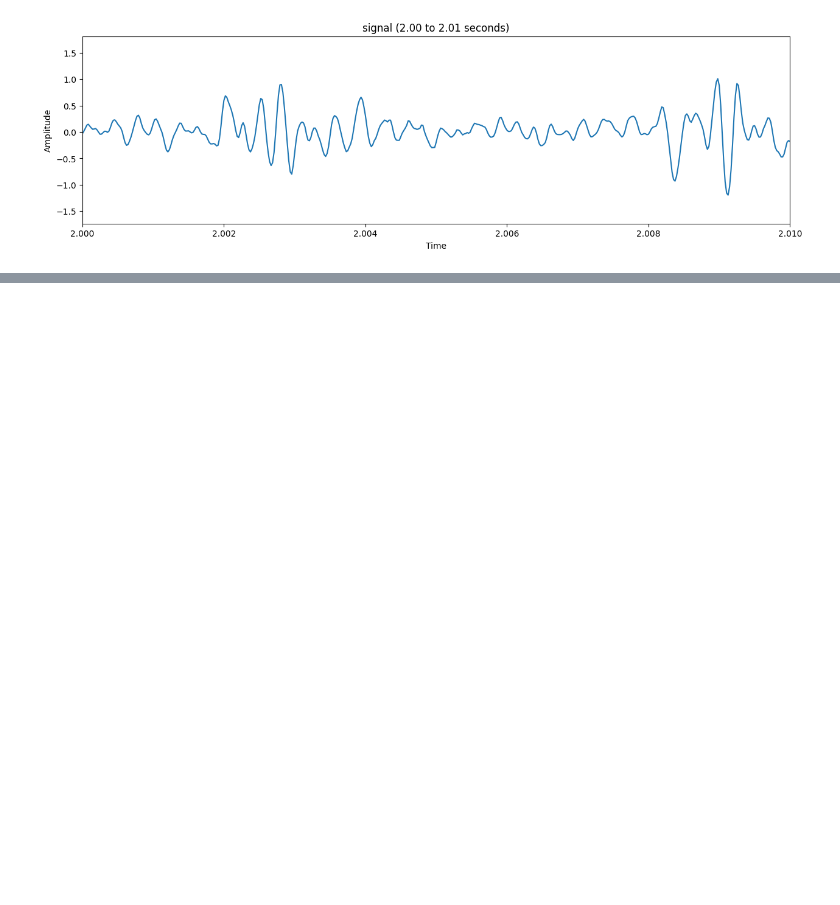
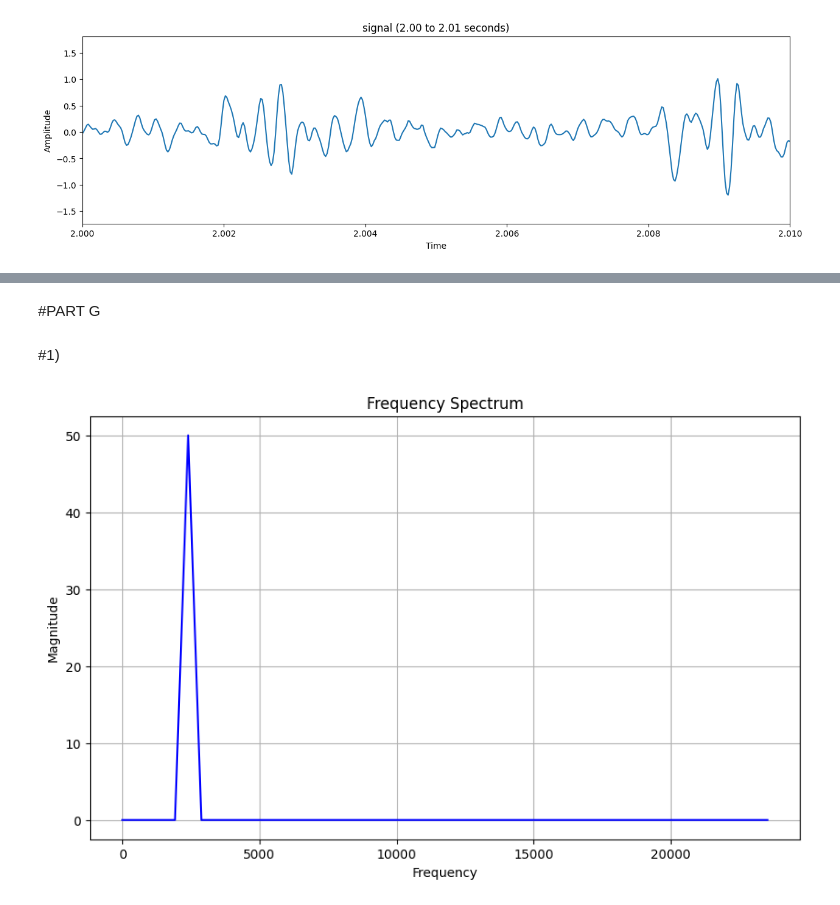
Before and after one commit to fofofizzz/AI-4032-course, a Jupyter notebook: Hw1/Untitled1.ipynb, the cells around one changed output, grey strips where cells are left out. Drawn from its saved outputs; the diff is of its cells as text; code cells hidden in the pictures; blank space fills up the shorter version.

```diff
--- a/Hw1/Untitled1.ipynb
+++ b/Hw1/Untitled1.ipynb
@@ -141,0 +107,42 @@ plt.show()
+# %% [markdown]
+#PART G
+# %% [markdown]
+#1)
+# %%
+import numpy as np
+import matplotlib.pyplot as plt
+from scipy.io import loadmat
+
+def plot_frequency_spectrum(signal, sampling_rate):
+
+    # Step 1: Compute the FFT of the signal
+    fft_result = np.fft.fft(signal)
+
+    # Step 2: Compute the corresponding frequencies
+    n = len(signal)  # Number of samples
+    frequencies = np.fft.fftfreq(n, d=1/sampling_rate)
+
+    # Step 3: Compute the magnitude of the FFT result
+    magnitude = np.abs(fft_result)
+
+    # Step 4: Only consider the positive frequencies (first half of the spectrum)
+    positive_frequencies = frequencies[:n//2]
+    positive_magnitude = magnitude[:n//2]
+
+    # Step 5: Plot the frequency spectrum
+    plt.figure(figsize=(10, 6))
+    plt.plot(positive_frequencies, positive_magnitude, color='blue')
+    plt.title("Frequency Spectrum")
+    plt.xlabel("Frequency")
+    plt.ylabel("Magnitude")
+    plt.grid()
+    plt.show()
+
+
+# Define the sampling rate
+sampling_rate = fs  # Sampling rate is 48 kHz
+
+# Call the function to plot the frequency spectrum
+plot_frequency_spectrum(signal, sampling_rate)
+# %% [output]
+[figure, added]
```
Also changed, not shown: parts of 9 cells of this notebook.
